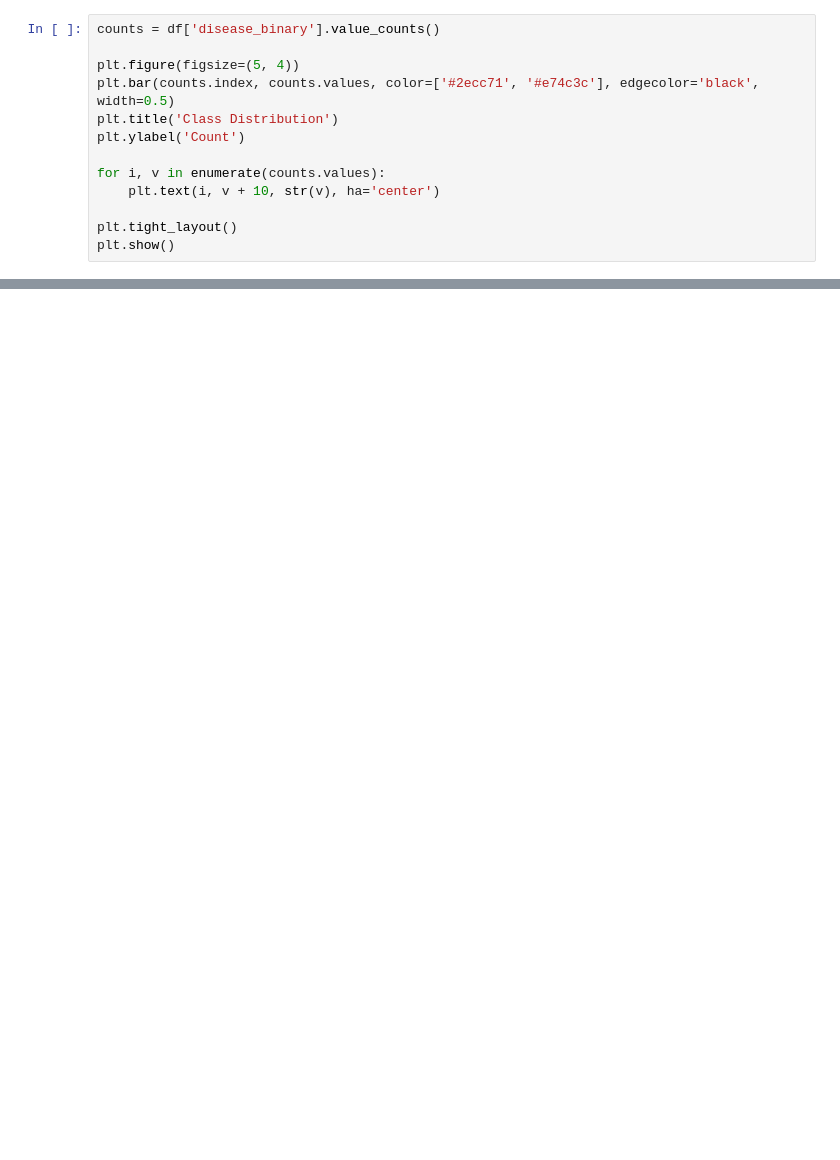
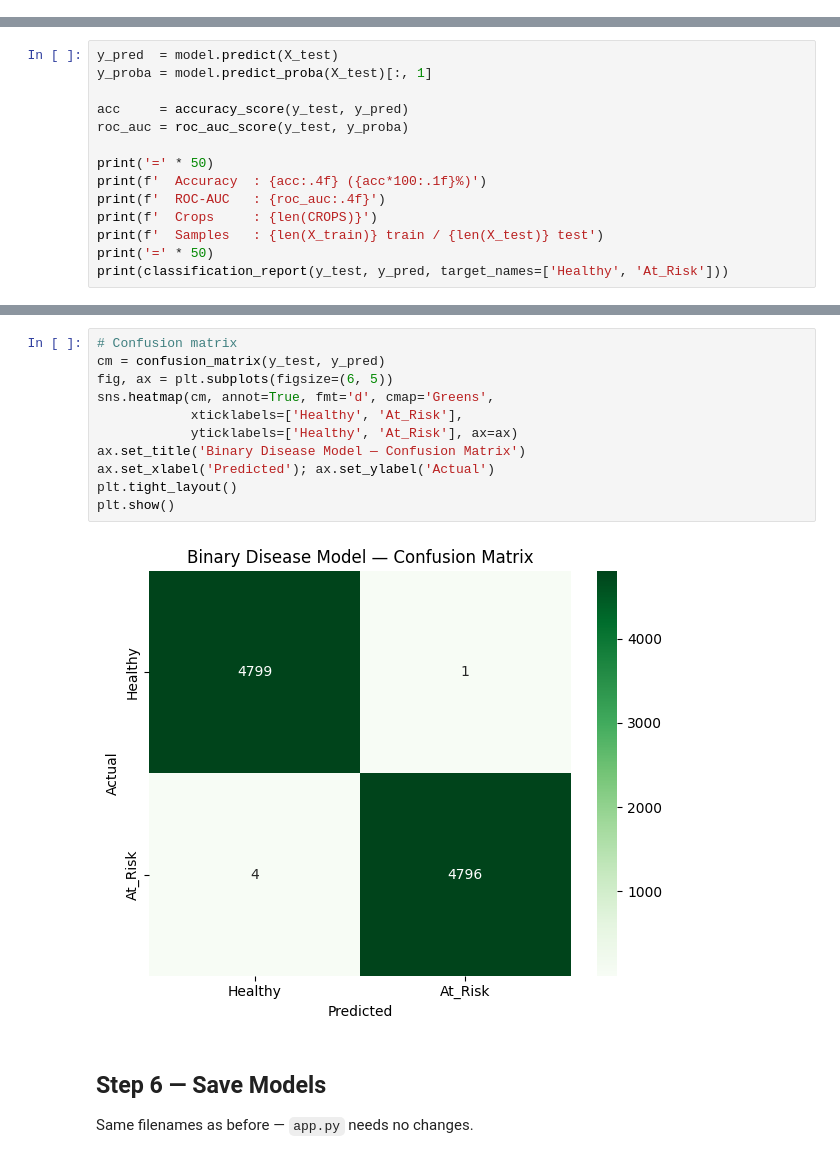
Before and after one commit to Raghav007-maker/4thSem_Mini_Project, a Jupyter notebook: notebooks/crop_recommendation.ipynb, the cells around one changed output, grey strips where cells are left out. Drawn from its saved outputs; the diff is of its cells as text; blank space fills up the shorter version.

Commit message:
updated ipynb files for better prediction and added new notebook for crop disease prediction

```diff
--- a/notebooks/crop_recommendation.ipynb
+++ b/notebooks/crop_recommendation.ipynb
@@ -142,13 +0,0 @@ Name: proportion, dtype: float64
-# %%
-counts = df['disease_binary'].value_counts()
-
-plt.figure(figsize=(5, 4))
-plt.bar(counts.index, counts.values, color=['#2ecc71', '#e74c3c'], edgecolor='black', width=0.5)
-plt.title('Class Distribution')
-plt.ylabel('Count')
-
-for i, v in enumerate(counts.values):
-    plt.text(i, v + 10, str(v), ha='center')
-
-plt.tight_layout()
-plt.show()
@@ -368,0 +263,14 @@ Model saved.
+# %%
+y_pred  = model.predict(X_test)
+y_proba = model.predict_proba(X_test)[:, 1]
+
+acc     = accuracy_score(y_test, y_pred)
+roc_auc = roc_auc_score(y_test, y_proba)
+
+print('=' * 50)
+print(f'  Accuracy  : {acc:.4f} ({acc*100:.1f}%)')
+print(f'  ROC-AUC   : {roc_auc:.4f}')
+print(f'  Crops     : {len(CROPS)}')
+print(f'  Samples   : {len(X_train)} train / {len(X_test)} test')
+print('=' * 50)
+print(classification_report(y_test, y_pred, target_names=['Healthy', 'At_Risk']))
@@ -368,0 +331,16 @@ Model saved.
+# %%
+# Confusion matrix
+cm = confusion_matrix(y_test, y_pred)
+fig, ax = plt.subplots(figsize=(6, 5))
+sns.heatmap(cm, annot=True, fmt='d', cmap='Greens',
+            xticklabels=['Healthy', 'At_Risk'],
+            yticklabels=['Healthy', 'At_Risk'], ax=ax)
+ax.set_title('Binary Disease Model — Confusion Matrix')
+ax.set_xlabel('Predicted'); ax.set_ylabel('Actual')
+plt.tight_layout()
+plt.show()
+# %% [output]
+[figure, added]
+# %% [markdown]
+## Step 6 — Save Models
+Same filenames as before — `app.py` needs no changes.
```
Also changed, not shown: parts of 50 cells of this notebook, 3 other files.
